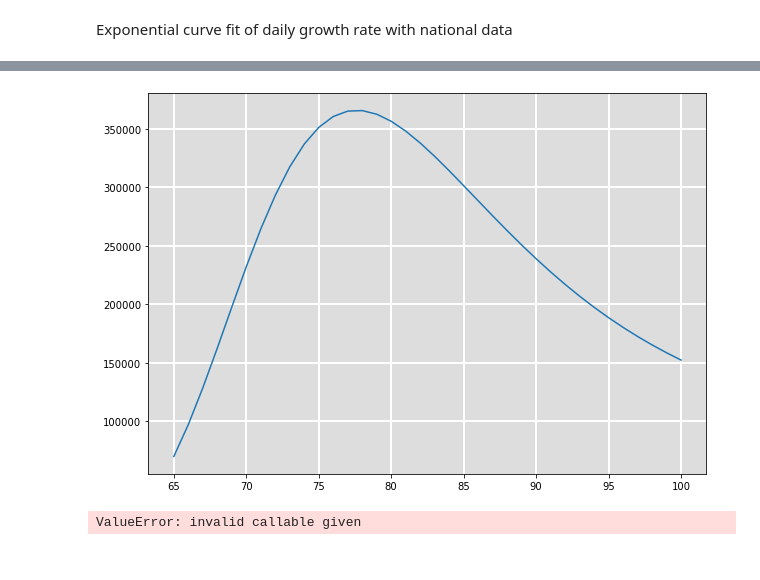
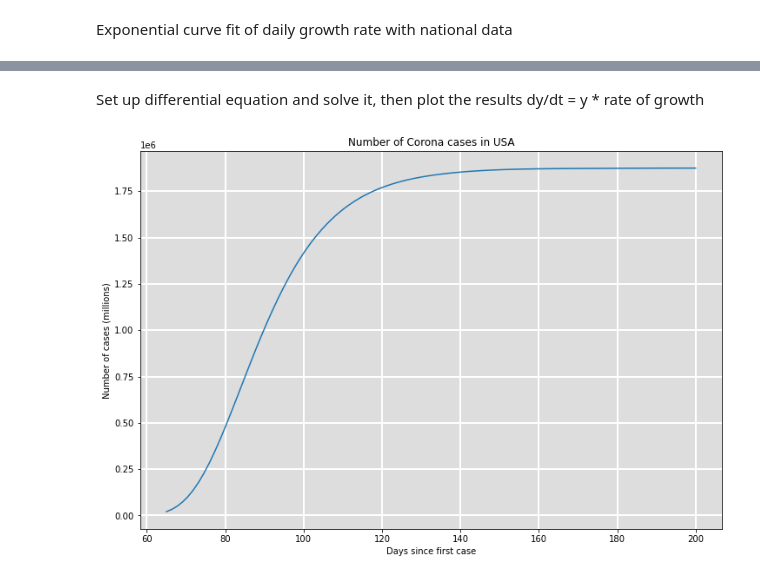
Before and after one commit to lamwilton/COVID-19, a Jupyter notebook: GrowthRate.ipynb, the cells around one changed output, grey strips where cells are left out. Drawn from its saved outputs; the diff is of its cells as text; code cells hidden in the pictures.

```diff
--- a/GrowthRate.ipynb
+++ b/GrowthRate.ipynb
@@ -106,26 +109,28 @@ popt = expo_fit(sumDf[sumDf.day >= day])
-# %%
-from scipy.integrate import quad
-
-f_int = lambda x, a, c, const: const * np.exp(a * np.exp(-c * (x - day))) ** (x - day)
-xdata = np.array(sumDf[sumDf.day >= day].day)
-
-fig3 = plt.figure(facecolor='w', figsize=(10, 7))
-ax = fig3.add_subplot(111, axisbelow=True)
-ax.set_facecolor('#dddddd')
-ax.grid(b=True, which='major', c='w', lw=2, ls='-')
-
-y_pred = f_int(xdata, *popt, 70000)
-ax.plot(xdata, y_pred)
-#ax2 = ax.twinx()
-#ax2.plot(xdata, ydata)
-plt.show()
-# %% [output]
-[figure, removed]
-# %%
-from scipy.integrate import quad
-f = lambda x, a, c: a * np.exp(-c * (x - day))
-
-a = quad(f(xdata, *popt), 65, 100)
-a
-# %% [output]
-ValueError: invalid callable given
+# %% [markdown]
+Set up differential equation and solve it, then plot the results
+dy/dt = y * rate of growth
+# %%
+from scipy.integrate import solve_ivp
+
+# Define differential equation
+dydt = lambda t, y: y * popt[0] * np.exp(-popt[1] * (t - day_start))
+
+# Solving differential equation
+y0 = int(sumDf[sumDf.day == day_start].cases)
+y_pred = solve_ivp(dydt, t_span=[day_start, 200], y0=[y0], t_eval=np.linspace(day_start, 200, 100))
+
+# Plot formatting
+fig3 = plt.figure(facecolor='w', figsize=(12, 8))
+ax = fig3.add_subplot(111, axisbelow=True)
+ax.set_facecolor('#dddddd')
+ax.grid(b=True, which='major', c='w', lw=2, ls='-')
+ax.set_title("Number of Corona cases in USA")
+ax.set_xlabel("Days since first case")
+ax.set_ylabel("Number of cases (millions)")
+
+# Plot
+ax.plot(y_pred.t, np.array(y_pred.y).flatten())
+plt.savefig('Expo_pred.png', transperent=True)
+plt.show()
+# %% [output]
+[figure, added]
```
Also changed, not shown: parts of 2 cells of this notebook.
